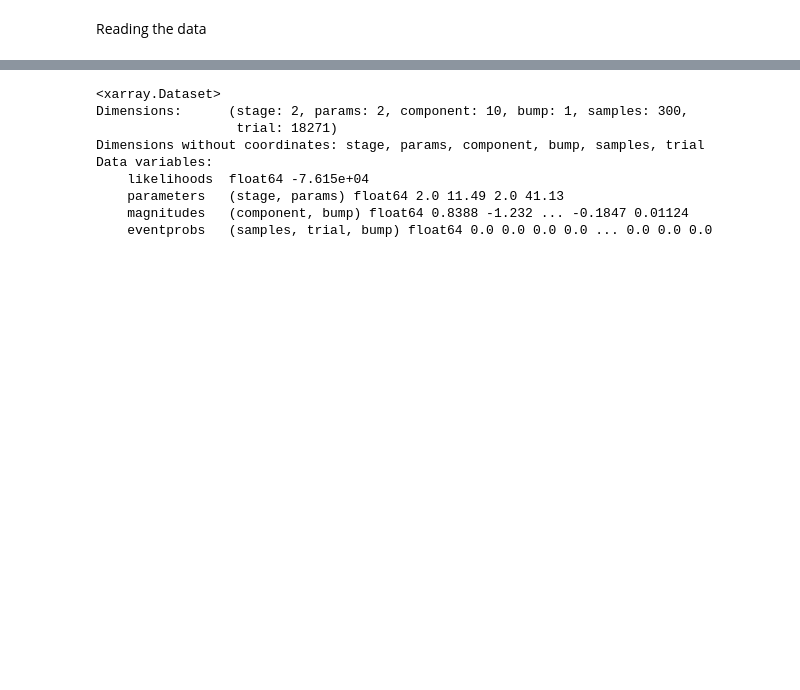
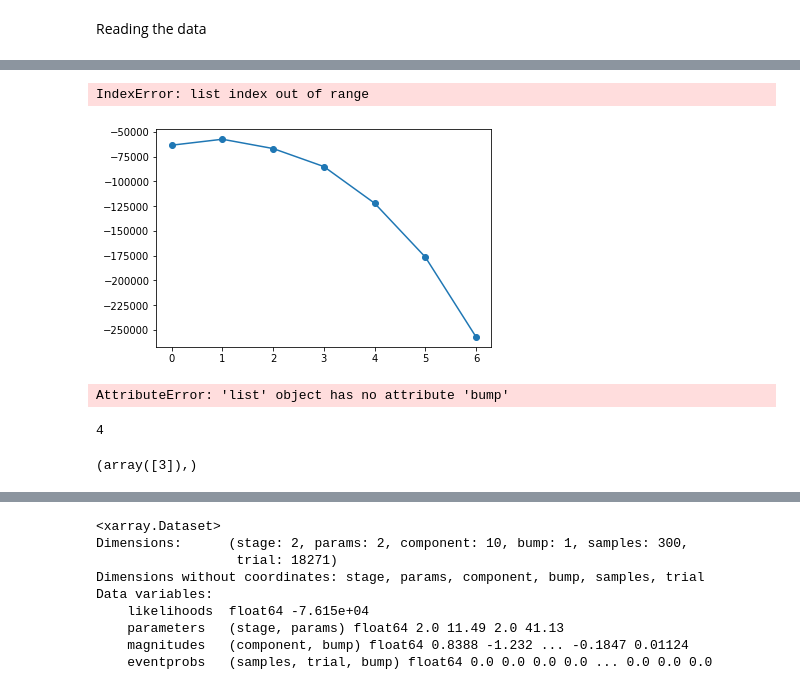
Before and after one commit to GWeindel/hmp, a Jupyter notebook: testing_notebook.ipynb, the cells around one changed output, grey strips where cells are left out. Drawn from its saved outputs; the diff is of its cells as text; code cells hidden in the pictures; blank space fills up the shorter version.

```diff
--- a/testing_notebook.ipynb
+++ b/testing_notebook.ipynb
@@ -42,0 +102,2 @@ UnboundLocalError: local variable 'magnitudes1' referenced before assignment
+# %%
+max_estimates = iterative_results[-1]
@@ -42,0 +116,18 @@ UnboundLocalError: local variable 'magnitudes1' referenced before assignment
+# %%
+bump_loo_results = []
+for n_bumps in np.arange(len(max_estimates.bump),1,-1):
+    print(n_bumps)
+    n_bumps_list = np.arange(n_bumps)
+    lists_bumps = [n_bumps_list[np.where(n_bumps_list != x)] for x in n_bumps_list]
+    n_flats_list = np.arange(1,n_bumps+1)
+    lists_flats = [n_flats_list[np.where(n_flats_list != x)] for x in n_flats_list]
+    lists_flats = [np.insert(x,0,0) for x in lists_flats]#The stage removal isn't good
+    with multiprocessing.Pool(processes=cpus) as pool:
+        bump_loo_likelihood_temp = pool.starmap(init.calc_EEG_50h,
+            zip(max_estimates.magnitudes.values.T[lists_bumps,:],
+                max_estimates.parameters.values[lists_flats,:],
+                #repeat(np.tile([1,50], (n_bumps,1))),
+                repeat(n_bumps-1),repeat(True)))
+    lkhs = [x[0] for x in bump_loo_likelihood_temp]
+    best = np.where(lkhs==np.max(lkhs))
+    bump_loo_results.append(bump_loo_likelihood_temp[best[0][0]])
@@ -42,0 +145,23 @@ UnboundLocalError: local variable 'magnitudes1' referenced before assignment
+# %%
+bump_loo_results[0][2]
+# %% [output]
+IndexError: list index out of range
+# %%
+import matplotlib.pyplot as plt
+
+plt.plot([x[0] for x in bump_loo_results],'o-')
+plt.show()
+for nbump_model in bump_loo_results:
+    nbump= len(nbump_model.bump)
+    plt.plot(np.cumsum(init.bump_times(nbump_model,nbump)), -np.repeat(nbump, len(init.bump_times(nbump_model,nbump))),'o')
+# %% [output]
+[figure, added]
+AttributeError: 'list' object has no attribute 'bump'
+# %%
+best[0][0]
+# %% [output]
+4
+# %%
+np.where(lkhs==np.max(lkhs))
+# %% [output]
+(array([3]),)
```
Also changed, not shown: parts of 28 cells of this notebook, 1 other file.
